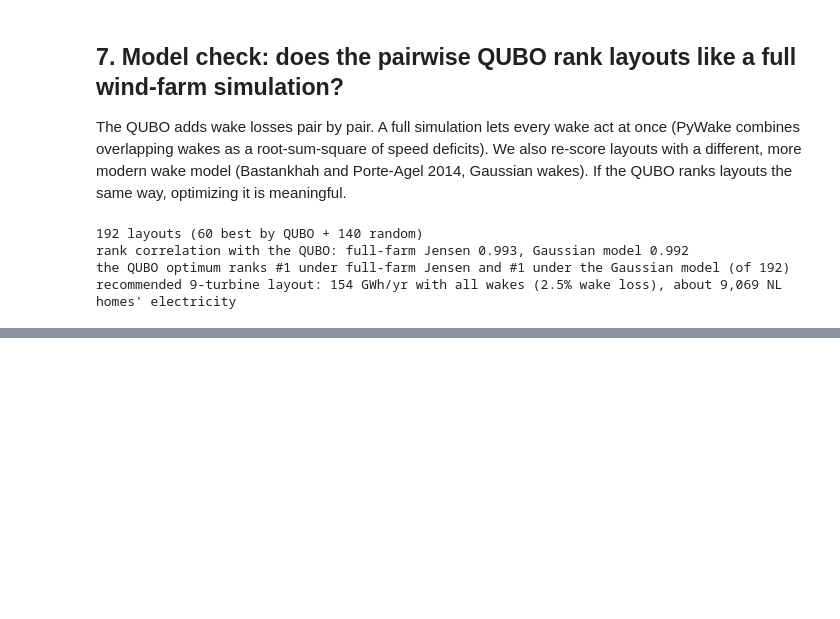
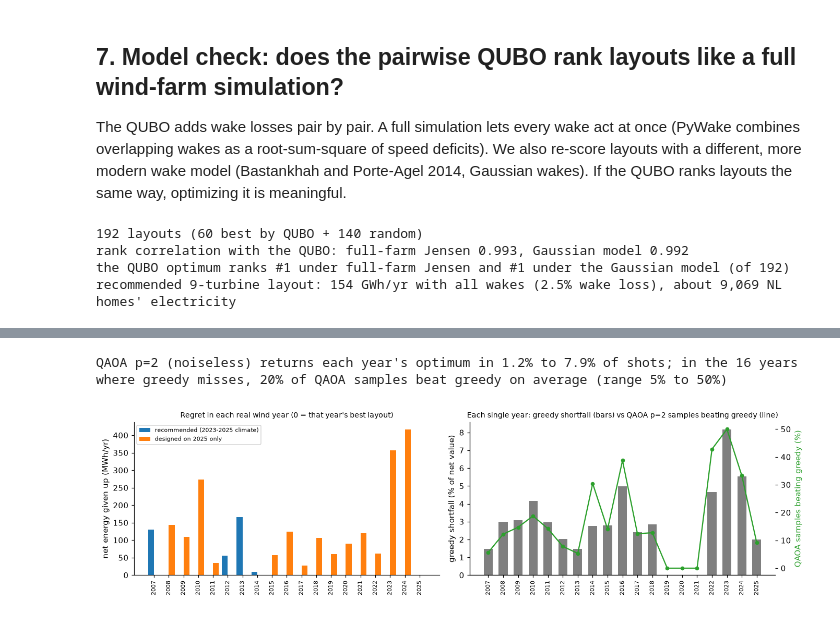
Before and after one commit to mrw-soumik/Qiskit-AI-Entanglers-, a Jupyter notebook: wakewise.ipynb, the cells around one changed output, grey strips where cells are left out. Saved outputs shown, nothing was run; the diff lists cells and outputs as text; code cells hidden in the pictures; blank space fills up the shorter version.

```diff
--- a/wakewise.ipynb
+++ b/wakewise.ipynb
@@ -435,0 +440,17 @@ fig.tight_layout(); fig.savefig(FIG / "noise_hardware.png", bbox_inches="tight")
+# %%
+rows = []
+for key in ["climate_12", "y2023_12"]:
+    r = runs[key]; dd = r["dd"]
+    for h in r["hw"]:
+        if "readout_cal" not in h:
+            continue
+        for k, nm in enumerate(r["names"][:3]):
+            raw = r["score"](h["counts"][k])
+            q = ww.mitigate_readout(h["counts"][k], h["readout_cal"][2 * k], h["readout_cal"][2 * k + 1], len(dd["lin"]))
+            mit = r["score"]({s: x for s, x in enumerate(q)})
+            rows.append({"instance": key, "circuit": nm, "job": h["job_id"], "raw P(opt)": raw["p_opt"],
+                         "mitigated P(opt)": mit["p_opt"], "raw gap": raw["gap_closed"], "mitigated gap": mit["gap_closed"]})
+mitigation_table = pd.DataFrame(rows).set_index(["instance", "circuit"]) if rows else pd.DataFrame()
+if rows:
+    print(f"readout mitigation changes P(opt) by a factor of {(mitigation_table['mitigated P(opt)'] / mitigation_table['raw P(opt)']).mean():.2f} on average")
+mitigation_table.style.format({"raw P(opt)": "{:.2%}", "mitigated P(opt)": "{:.2%}", "raw gap": "{:.3f}", "mitigated gap": "{:.3f}"}) if rows else "no readout-calibration runs saved"
@@ -502,0 +532,37 @@ per_year_table.style.format({"QAOA p=3 P(opt)": "{:.1%}", "x random": "{:,.0f}x"
+# %%
+rows = []
+for k, y in enumerate(ROBUST_YEARS):
+    yy = yearly[y]
+    Hy, _ = ww.qubo_to_ising(yy["lin"], yy["W"]); Hy = Hy / np.abs(Hy.coeffs).max()
+    ans = ww.qaoa_circuit(Hy, 2)
+    best, _ = ww.train_qaoa(ans, Hy, starts=5, seed=SEED_STARTS, values=yy["v"], alpha=ALPHA)
+    pr = ww.ideal_probabilities(ans, best.x)
+    rows.append({"year": y, "hours": yy["hours"], "mean hub speed (m/s)": round(yy["mean"], 2), "greedy gap": greedy_gap_y[k],
+                 "QAOA p=2 P(opt)": pr[np.isclose(yy["v"], yy["f"])].sum(), "QAOA samples better than greedy": pr[yy["v"] < yy["g"] - 1e-9].sum(),
+                 "regret, recommended": reg["recommended (2023-2025 climate)"][k], "regret, 2025-only": reg["designed on 2025 only"][k]})
+year_table = pd.DataFrame(rows).set_index("year")
+hard = year_table["greedy gap"] > 1e-9
+print(f"QAOA p=2 (noiseless) returns each year's optimum in {year_table['QAOA p=2 P(opt)'].min():.1%} to "
+      f"{year_table['QAOA p=2 P(opt)'].max():.1%} of shots; in the {int(hard.sum())} years where greedy misses, "
+      f"{year_table.loc[hard, 'QAOA samples better than greedy'].mean():.0%} of QAOA samples beat greedy on average "
+      f"(range {year_table.loc[hard, 'QAOA samples better than greedy'].min():.0%} to {year_table.loc[hard, 'QAOA samples better than greedy'].max():.0%})")
+
+fig, axs = plt.subplots(1, 2, figsize=(12.5, 3.5))
+xs = np.arange(len(ROBUST_YEARS))
+axs[0].bar(xs - 0.2, year_table["regret, recommended"], 0.4, color="tab:blue", label="recommended (2023-2025 climate)")
+axs[0].bar(xs + 0.2, year_table["regret, 2025-only"], 0.4, color="tab:orange", label="designed on 2025 only")
+axs[0].set_xticks(xs); axs[0].set_xticklabels(ROBUST_YEARS, rotation=90, fontsize=7)
+axs[0].set_ylabel("net energy given up (MWh/yr)"); axs[0].legend(fontsize=7)
+axs[0].set_title("Regret in each real wind year (0 = that year's best layout)", fontsize=9)
+axs[1].bar(xs, 100 * year_table["greedy gap"], 0.6, color="tab:gray", label="greedy shortfall")
+axs[1].set_xticks(xs); axs[1].set_xticklabels(ROBUST_YEARS, rotation=90, fontsize=7); axs[1].set_ylabel("greedy shortfall (% of net value)")
+ax2 = axs[1].twinx()
+ax2.plot(xs, 100 * year_table["QAOA samples better than greedy"], "o-", color="tab:green", ms=4)
+ax2.set_ylabel("QAOA samples beating greedy (%)", color="tab:green"); ax2.spines["top"].set_visible(False)
+axs[1].set_title("Each single year: greedy shortfall (bars) vs QAOA p=2 samples beating greedy (line)", fontsize=9)
+fig.tight_layout(); fig.savefig(FIG / "robustness.png", bbox_inches="tight"); plt.show()
+year_table.style.format({"greedy gap": "{:.1%}", "QAOA p=2 P(opt)": "{:.1%}", "QAOA samples better than greedy": "{:.0%}",
+                         "regret, recommended": "{:,.0f}", "regret, 2025-only": "{:,.0f}"})
+# %% [output]
+QAOA p=2 (noiseless) returns each year's optimum in 1.2% to 7.9% of shots; in the 16 years where greedy misses, 20% of QAOA samples beat greedy on average (range 5% to 50%)
+[figure, added]
```
Also changed, not shown: parts of 16 cells of this notebook, 32 other files.
